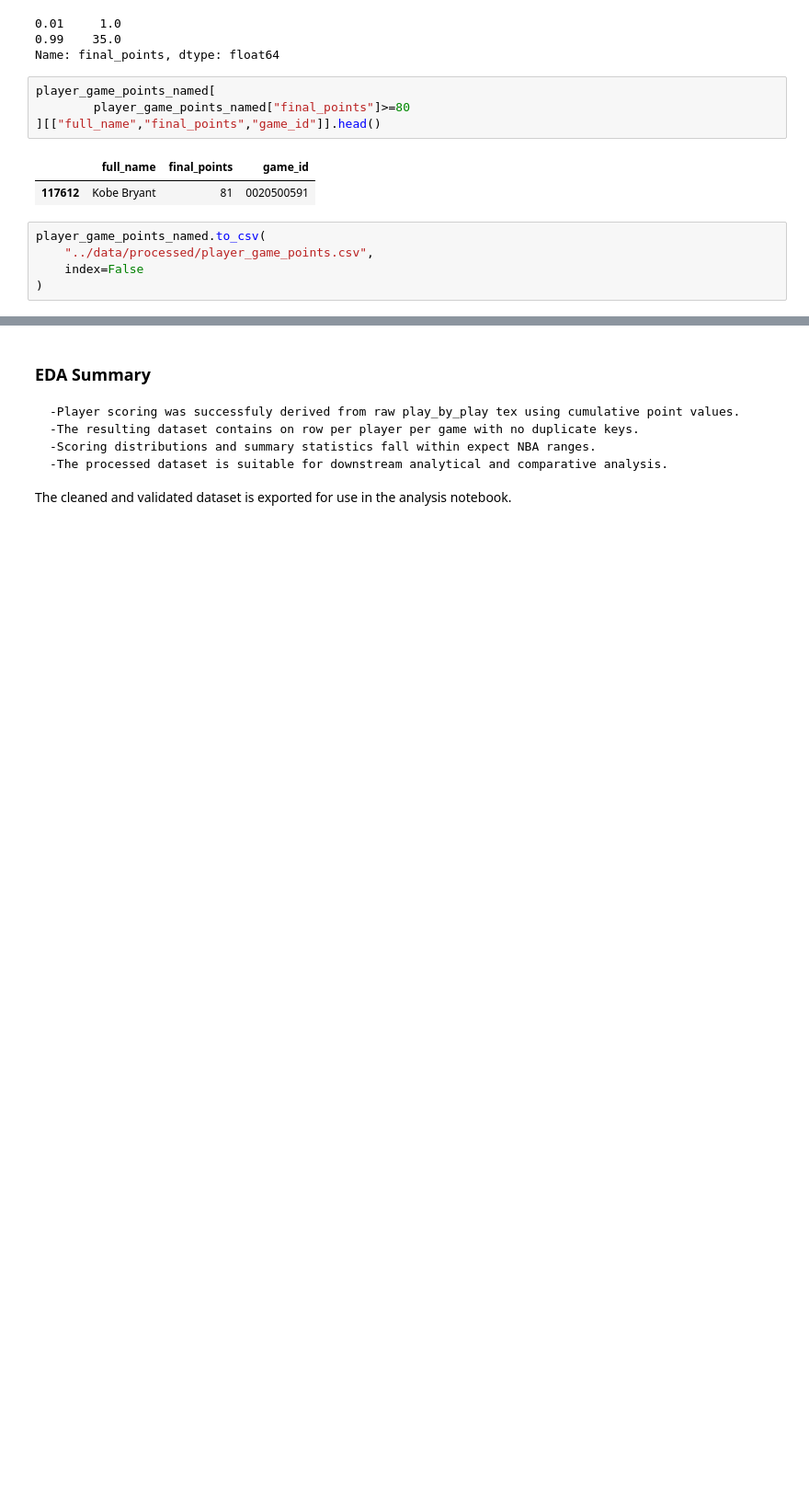
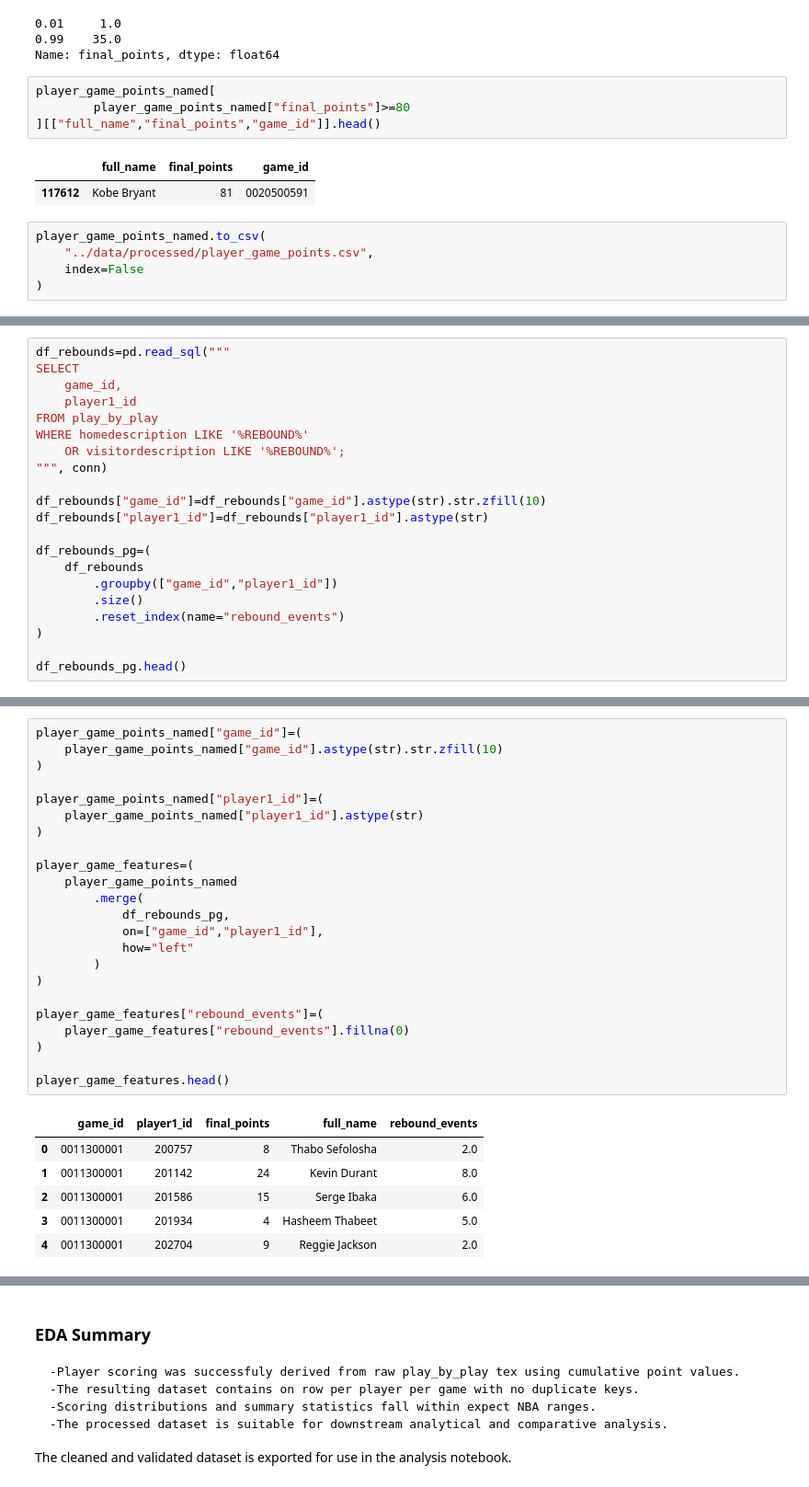
Before and after one commit to Jorgemontanez25/NBA_players_performance, a Jupyter notebook: notebooks/01_eda.ipynb, the cells around one changed output, grey strips where cells are left out. Shown at 92% size. Saved outputs shown, nothing was run; the diff lists cells and outputs as text; blank space fills up the shorter version.

Commit message:
Export featured data for rebounds and points

```diff
--- a/notebooks/01_eda.ipynb
+++ b/notebooks/01_eda.ipynb
@@ -383,0 +394,21 @@ TypeError: NDFrame.to_csv() got an unexpected keyword argument 'indec'
+# %%
+df_rebounds=pd.read_sql("""
+SELECT
+    game_id,
+    player1_id
+FROM play_by_play
+WHERE homedescription LIKE '%REBOUND%'
+    OR visitordescription LIKE '%REBOUND%';
+""", conn)
+
+df_rebounds["game_id"]=df_rebounds["game_id"].astype(str).str.zfill(10)
+df_rebounds["player1_id"]=df_rebounds["player1_id"].astype(str)
+
+df_rebounds_pg=(
+    df_rebounds
+        .groupby(["game_id","player1_id"])
+        .size()
+        .reset_index(name="rebound_events")
+)
+
+df_rebounds_pg.head()
@@ -383,0 +422,30 @@ TypeError: NDFrame.to_csv() got an unexpected keyword argument 'indec'
+# %%
+player_game_points_named["game_id"]=(
+    player_game_points_named["game_id"].astype(str).str.zfill(10)
+)
+
+player_game_points_named["player1_id"]=(
+    player_game_points_named["player1_id"].astype(str)
+)
+
+player_game_features=(
+    player_game_points_named
+        .merge(
+            df_rebounds_pg,
+            on=["game_id","player1_id"],
+            how="left"
+        )
+)
+
+player_game_features["rebound_events"]=(
+    player_game_features["rebound_events"].fillna(0)
+)
+
+player_game_features.head()
+# %% [output]
+|  | game_id | player1_id | final_points | full_name | rebound_events |
+| 0 | 0011300001 | 200757 | 8 | Thabo Sefolosha | 2.0 |
+| 1 | 0011300001 | 201142 | 24 | Kevin Durant | 8.0 |
+| 2 | 0011300001 | 201586 | 15 | Serge Ibaka | 6.0 |
+| 3 | 0011300001 | 201934 | 4 | Hasheem Thabeet | 5.0 |
+| 4 | 0011300001 | 202704 | 9 | Reggie Jackson | 2.0 |
```
Also changed, not shown: parts of 7 cells of this notebook.
